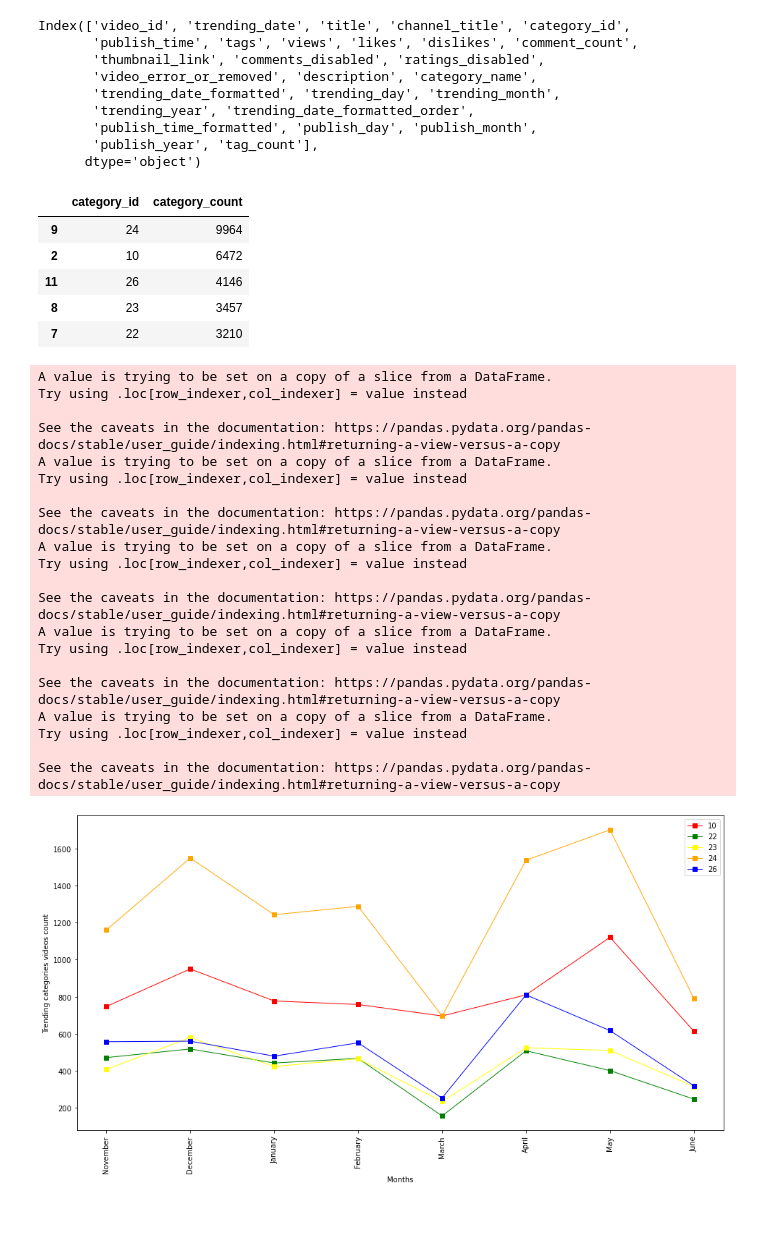
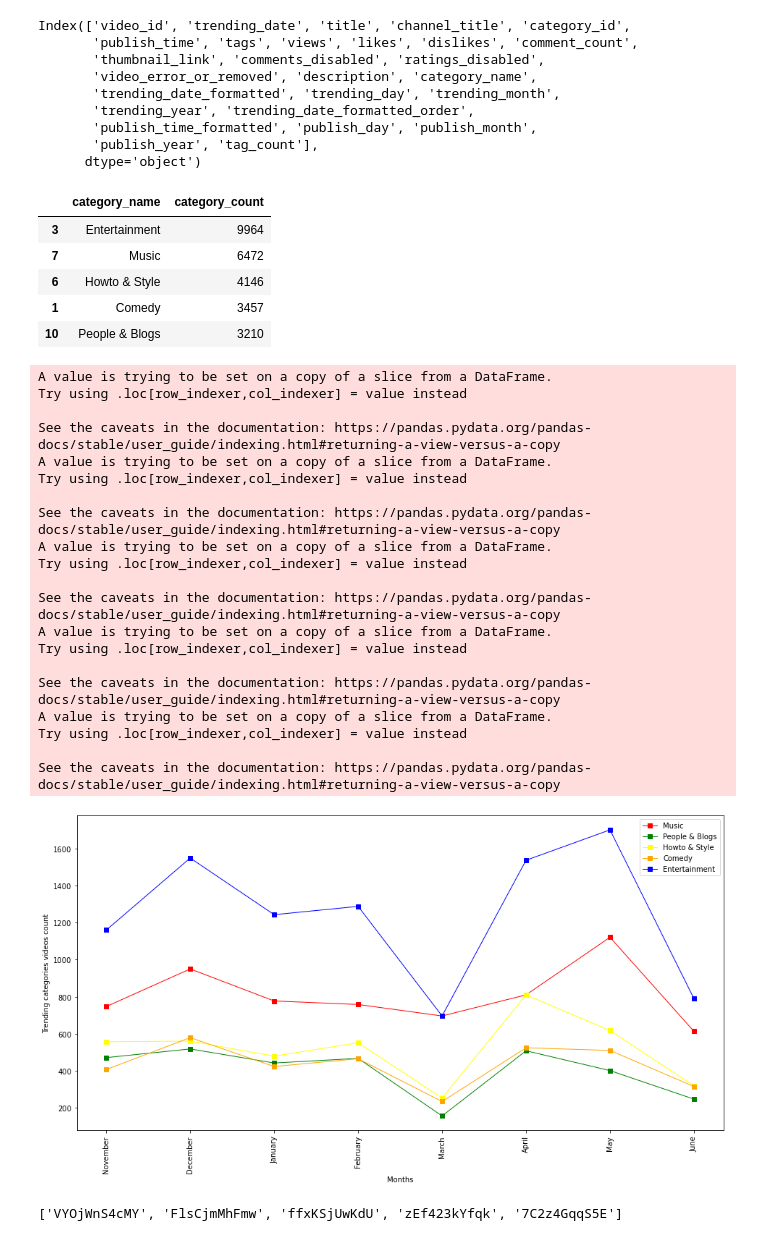
Before and after one commit to kimco2/project_1_misison_youtube, a Jupyter notebook: US_cleaning_categories.ipynb, the cells around one changed output. Saved outputs shown, nothing was run; the diff lists cells and outputs as text; code cells hidden in the pictures.

Commit message:
Added two new graphs to the file

```diff
--- a/US_cleaning_categories.ipynb
+++ b/US_cleaning_categories.ipynb
@@ -287,80 +287,94 @@ Index(['video_id', 'trending_date', 'title', 'channel_title', 'category_id',
        'publish_year', 'tag_count'],
       dtype='object')
 # %%
-#get the top 5 categories for trending videos
-cleaned_us_data_groupby_df =  cleaned_us_data_df.groupby(['category_id'])
+#get the top 5 categories for trending videos based on the number of trending videos
+cleaned_us_data_groupby_df =  cleaned_us_data_df.groupby(['category_name'])
 cleaned_us_data_trends_count = cleaned_us_data_groupby_df['video_id'].count().reset_index()
 cleaned_us_data_trends_count = cleaned_us_data_trends_count.rename(columns={'video_id':'category_count'})
 cleaned_us_data_trends_count = cleaned_us_data_trends_count.sort_values("category_count",ascending=False)
 top_5_categories_data_trends = cleaned_us_data_trends_count.head(5)
 top_5_categories_data_trends
-#cleaned_us_data_trends_count
 # %% [output]
-|  | category_id | category_count |
-| 9 | 24 | 9964 |
-| 2 | 10 | 6472 |
-| 11 | 26 | 4146 |
-| 8 | 23 | 3457 |
-| 7 | 22 | 3210 |
+|  | category_name | category_count |
+| 3 | Entertainment | 9964 |
+| 7 | Music | 6472 |
+| 6 | Howto & Style | 4146 |
+| 1 | Comedy | 3457 |
+| 10 | People & Blogs | 3210 |
+# %%
+#Get the top 5 categories for trending videos for 8 months
+category_months = ["November", "December","January","February","March","April","May","June","July"]
+cleaned_us_data_for_top_5catgories = cleaned_us_data_df.loc[cleaned_us_data_df["category_name"].isin(top_5_categories_data_trends["category_name"].to_list())]
+cleaned_us_data_groupby_df_v1 =  cleaned_us_data_for_top_5catgories.groupby(['category_name','trending_month'])
+cleaned_us_data_trending_month_count = cleaned_us_data_groupby_df_v1['video_id'].count()
+cleaned_us_data_trending_month_count_v1 = cleaned_us_data_trending_month_count.reset_index()
+category_list = cleaned_us_data_trending_month_count_v1["category_name"].unique()
+category_list
+# %%
+#Split the dataframes for each category
+cleaned_us_data_trending_month_count_categories = cleaned_us_data_trending_month_count_v1.loc[(cleaned_us_data_trending_month_count_v1["category_name"]=='Music')]
+cleaned_us_data_trending_month_count_categories1 = cleaned_us_data_trending_month_count_v1.loc[(cleaned_us_data_trending_month_count_v1["category_name"]=='People & Blogs')]
+cleaned_us_data_trending_month_count_categories2 = cleaned_us_data_trending_month_count_v1.loc[(cleaned_us_data_trending_month_count_v1["category_name"]=='Howto & Style')]
+cleaned_us_data_trending_month_count_categories3 = cleaned_us_data_trending_month_count_v1.loc[(cleaned_us_data_trending_month_count_v1["category_name"]=='Comedy')]
+cleaned_us_data_trending_month_count_categories4 = cleaned_us_data_trending_month_count_v1.loc[(cleaned_us_data_trending_month_count_v1["category_name"]=='Entertainment')]
 # %%
-#Get the top 5 categories for trending videos for 8 months
-category_months = ["November", "December","January","February","March","April","May","June","July"]
-cleaned_us_data_for_top_5catgories = cleaned_us_data_df.loc[cleaned_us_data_df["category_id"].isin(top_5_categories_data_trends["category_id"].to_list())]
-cleaned_us_data_groupby_df_v1 =  cleaned_us_data_for_top_5catgories.groupby(['category_id','trending_month'])
-cleaned_us_data_trending_month_count = cleaned_us_data_groupby_df_v1['video_id'].count()
-cleaned_us_data_trending_month_count_v1 = cleaned_us_data_trending_month_count.reset_index()
-category_list = cleaned_us_data_trending_month_count_v1["category_id"].unique()
 
-#Split the dataframes for each category
-cleaned_us_data_trending_month_count_categories = cleaned_us_data_trending_month_count_v1.loc[(cleaned_us_data_trending_month_count_v1["category_id"]==10)]
-cleaned_us_data_trending_month_count_categories1 = cleaned_us_data_trending_month_count_v1.loc[(cleaned_us_data_trending_month_count_v1["category_id"]==22)]
-cleaned_us_data_trending_month_count_categories2 = cleaned_us_data_trending_month_count_v1.loc[(cleaned_us_data_trending_month_count_v1["category_id"]==23)]
-cleaned_us_data_trending_month_count_categories3 = cleaned_us_data_trending_month_count_v1.loc[(cleaned_us_data_trending_month_count_v1["category_id"]==24)]
-cleaned_us_data_trending_month_count_categories4 = cleaned_us_data_trending_month_count_v1.loc[(cleaned_us_data_trending_month_count_v1["category_id"]==26)]
 
-#sorting the dataframe based on the trensing months with starts from
+#sorting the dataframe based on the trending months with starts from November to July
 cleaned_us_data_trending_month_count_categories1['trending_month'] = pd.Categorical(cleaned_us_data_trending_month_count_categories1['trending_month'], categories=category_months, ordered=True)
 cleaned_us_data_trending_month_count_categories2['trending_month'] = pd.Categorical(cleaned_us_data_trending_month_count_categories2['trending_month'], categories=category_months, ordered=True)
 cleaned_us_data_trending_month_count_categories3['trending_month'] = pd.Categorical(cleaned_us_data_trending_month_count_categories3['trending_month'], categories=category_months, ordered=True)
 cleaned_us_data_trending_month_count_categories4['trending_month'] = pd.Categorical(cleaned_us_data_trending_month_count_categories4['trending_month'], categories=category_months, ordered=True)
 cleaned_us_data_trending_month_count_categories['trending_month'] = pd.Categorical(cleaned_us_data_trending_month_count_categories['trending_month'], categories=category_months, ordered=True)
+
+#create a line graph to see the trend of videos watched belonging to various categories per month
 x_axis = np.arange(0,8,1)
 plt.figure(figsize = (16,8))
 y_axis = cleaned_us_data_trending_month_count_categories["video_id"]
-tumorvolume, = plt.plot(x_axis, y_axis, marker="s", color="Red", linewidth=1, label="10")
+tumorvolume, = plt.plot(x_axis, y_axis, marker="s", color="Red", linewidth=1, label="Music")
 plt.xticks( x_axis,category_months,rotation='vertical')
 y_axis = cleaned_us_data_trending_month_count_categories1["video_id"]
-tumorvolume1, = plt.plot(x_axis, y_axis, marker="s", color="green", linewidth=1, label="22")
+tumorvolume1, = plt.plot(x_axis, y_axis, marker="s", color="green", linewidth=1, label="People & Blogs")
 y_axis = cleaned_us_data_trending_month_count_categories2["video_id"]
-tumorvolume2, = plt.plot(x_axis, y_axis, marker="s", color="yellow", linewidth=1, label="23")
+tumorvolume2, = plt.plot(x_axis, y_axis, marker="s", color="yellow", linewidth=1, label="Howto & Style")
 y_axis = cleaned_us_data_trending_month_count_categories3["video_id"]
-tumorvolume3, = plt.plot(x_axis, y_axis, marker="s", color="orange", linewidth=1, label="24")
+tumorvolume3, = plt.plot(x_axis, y_axis, marker="s", color="orange", linewidth=1, label="Comedy")
 y_axis = cleaned_us_data_trending_month_count_categories4["video_id"]
-tumorvolume4, = plt.plot(x_axis, y_axis, marker="s", color="blue", linewidth=1, label="26")
+tumorvolume4, = plt.plot(x_axis, y_axis, marker="s", color="blue", linewidth=1, label="Entertainment")
 plt.legend(handles=[tumorvolume,tumorvolume1,tumorvolume2,tumorvolume3,tumorvolume4], loc="best")
 plt.xlabel("Months")
 plt.ylabel("Trending categories videos count")
 plt.show()
 # %% [output]
 A value is trying to be set on a copy of a slice from a DataFrame.
 Try using .loc[row_indexer,col_indexer] = value instead
 
 See the caveats in the documentation: https://pandas.pydata.org/pandas-docs/stable/user_guide/indexing.html#returning-a-view-versus-a-copy
 A value is trying to be set on a copy of a slice from a DataFrame.
 Try using .loc[row_indexer,col_indexer] = value instead
 
 See the caveats in the documentation: https://pandas.pydata.org/pandas-docs/stable/user_guide/indexing.html#returning-a-view-versus-a-copy
 A value is trying to be set on a copy of a slice from a DataFrame.
 Try using .loc[row_indexer,col_indexer] = value instead
 
 See the caveats in the documentation: https://pandas.pydata.org/pandas-docs/stable/user_guide/indexing.html#returning-a-view-versus-a-copy
 A value is trying to be set on a copy of a slice from a DataFrame.
 Try using .loc[row_indexer,col_indexer] = value instead
 
 See the caveats in the documentation: https://pandas.pydata.org/pandas-docs/stable/user_guide/indexing.html#returning-a-view-versus-a-copy
 A value is trying to be set on a copy of a slice from a DataFrame.
 Try using .loc[row_indexer,col_indexer] = value instead
 
 See the caveats in the documentation: https://pandas.pydata.org/pandas-docs/stable/user_guide/indexing.html#returning-a-view-versus-a-copy
-[figure, old version]
+[figure, new version]
+# %%
+#get top 5 trending videos names based on views
+cleaned_us_data_for_top_5videoviews = cleaned_us_data_df.sort_values('views',ascending=False).groupby("video_id")
+cleaned_us_data_for_top_5videoviews_v1 = cleaned_us_data_for_top_5videoviews["views"].max()
+cleaned_us_data_for_top_5videoviews_v2 = cleaned_us_data_for_top_5videoviews_v1.reset_index()
+cleaned_us_data_for_top_5videoviews_v3 = cleaned_us_data_for_top_5videoviews_v2.sort_values("views",ascending=False).head(5)
+cleaned_us_data_for_top_5videoviews_v4 = cleaned_us_data_for_top_5videoviews_v3["video_id"].tolist()
+cleaned_us_data_for_top_5videoviews_v4
+# %% [output]
+['VYOjWnS4cMY', 'FlsCjmMhFmw', 'ffxKSjUwKdU', 'zEf423kYfqk', '7C2z4GqqS5E']
 # %%
```
Also changed, not shown: parts of 5 cells of this notebook, 1 other file.
